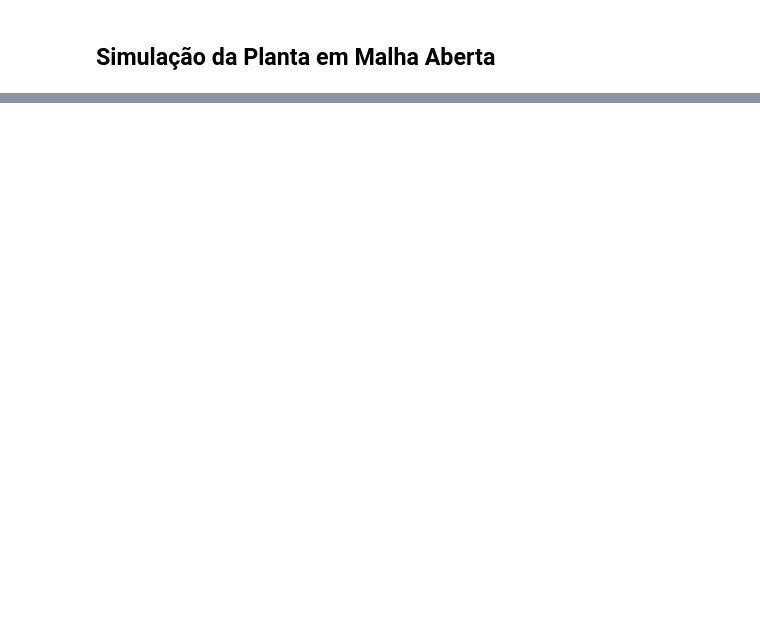
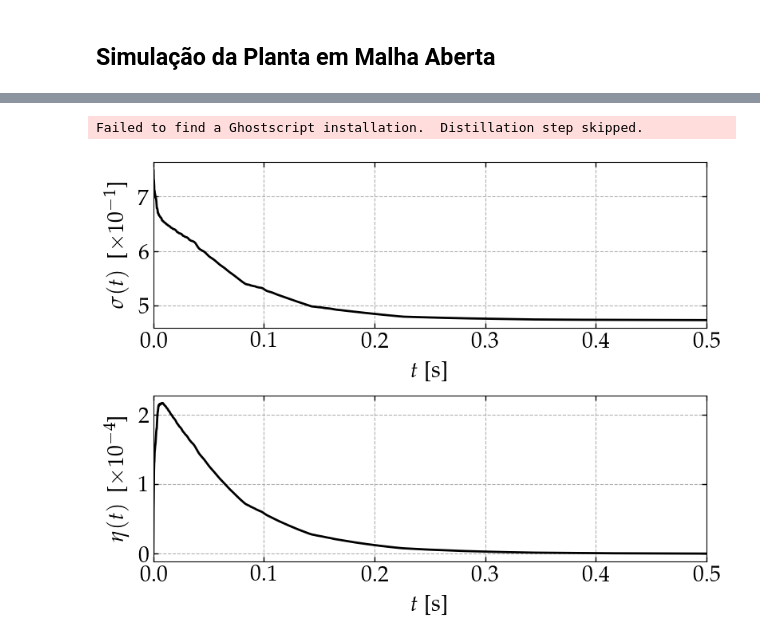
Before and after one commit to andel-vitorio/event-based-control, a Jupyter notebook: Notebooks/PETC for DC Converters/05 - DAETM, Saturated, Linear Control.ipynb, the cells around one changed output, grey strips where cells are left out. Drawn from its saved outputs; the diff is of its cells as text; code cells hidden in the pictures; blank space fills up the shorter version.

```diff
--- a/Notebooks/PETC for DC Converters/05 - DAETM, Saturated, Linear Control.ipynb
+++ b/Notebooks/PETC for DC Converters/05 - DAETM, Saturated, Linear Control.ipynb
@@ -874,0 +861,75 @@ gph.plot(axs[mosaic[0][1]], timepts, [v[1] for v in uc],
+# %%
+%matplotlib inline
+
+cfg = {
+    'style': { 'color': 'black', 'linewidth': 2.},
+    'axis': { 'title_pad': 10, 'y_digits': 1, 'x_digits': 0,
+              'x_label_fontsize': 20,
+              'y_label_fontsize': 20,
+              'tick_fontsize': 20,},
+    'limits': { 'x_min': 0., 'x_max': simulation_time * 1e3,}
+  }
+
+simulation_index = 0
+inter_event_times = results_clsim['inter-event-times'][simulation_index]
+uc = results_clsim['control-signal'][simulation_index]
+y = results_clsim['trajectories'][simulation_index]
+_σ = results_clsim['sigma'][simulation_index]
+η = results_clsim['eta'][simulation_index]
+event_times = np.cumsum(inter_event_times)
+
+mosaic = [['σ'], ['η']]
+fig, axs = plt.subplot_mosaic(mosaic, figsize=(8, 6))
+
+t_formatted, t_unit_label, t_decimal_places = nm.format_magnitudes(
+    timepts, 's', use_prefixes=True, n_divs=5)
+
+axis_limits = {'x_min': 0., 'x_max': timepts[-1]}
+
+# Estatísticas adicionais do tempo entre eventos
+std_iet = np.std(inter_event_times)                     # Desvio-padrão
+cv_iet = std_iet / np.mean(inter_event_times)           # Coeficiente de variação (adimensional)
+event_rate = len(inter_event_times) / timepts[-1]       # Taxa média de acionamentos [eventos/s]
+
+print("Estado Inicial: ", y[0].reshape(-1))
+print("Número de amostras dos estados: ", int(simulation_time / 0.1e-3))
+print("Número de transmissões de estados realizados: ", len(inter_event_times))
+print("Menor IET Obtido: ", min(inter_event_times))
+print("Máximo IET Obtido: ", max(inter_event_times))
+print("Média do Intervalos de Tempo entre Eventos: ", np.mean(
+      inter_event_times) )
+
+print("Desvio-padrão dos IETs: ", std_iet)
+print("Coeficiente de variação dos IETs: ", cv_iet)
+print("Taxa média de acionamentos: ", event_rate, "eventos/s")
+
+σ_f, σ_ul, σ_dp = nm.format_magnitudes(
+    _σ, '', use_prefixes=False, n_divs=4)
+
+gph.plot(
+    axs['σ'], t_formatted, σ_f,
+    xlabel='$t$ [s]', ylabel='$\\sigma(t)\\,$' + σ_ul,
+    title='',
+    plot_cfg={**cfg,
+        'axis': {**cfg['axis'],'x_digits': t_decimal_places, 'y_digits': 0},
+        'limits': { **cfg['limits'], **axis_limits },
+      })
+
+n_f, n_ul, n_dp = nm.format_magnitudes(
+    η, '', use_prefixes=False, n_divs=5)
+
+gph.plot(
+    axs['η'], t_formatted, n_f,
+    xlabel='$t$ [s]', ylabel='$\\eta(t)\\,$' + n_ul,
+    # title='Variável dinâmica do ETM',
+    plot_cfg={**cfg,
+        'axis': {**cfg['axis'],'x_digits': t_decimal_places, 'y_digits': 0},
+        'limits': { **cfg['limits'], **axis_limits },
+      })
+
+plt.tight_layout(pad=1.)
+
+# Diretório e nome do arquivo
+file_path = r"P:\Papers\PETC_for_Microgrids\Figs\sigma_eta_behavior.eps"
+fig.savefig(file_path, format='eps', bbox_inches='tight', dpi=600)
+# %% [output]
@@ -874,0 +947,2 @@ gph.plot(axs[mosaic[0][1]], timepts, [v[1] for v in uc],
+Failed to find a Ghostscript installation.  Distillation step skipped.
+[figure, added]
```
Also changed, not shown: parts of 25 cells of this notebook, 3 other files.
